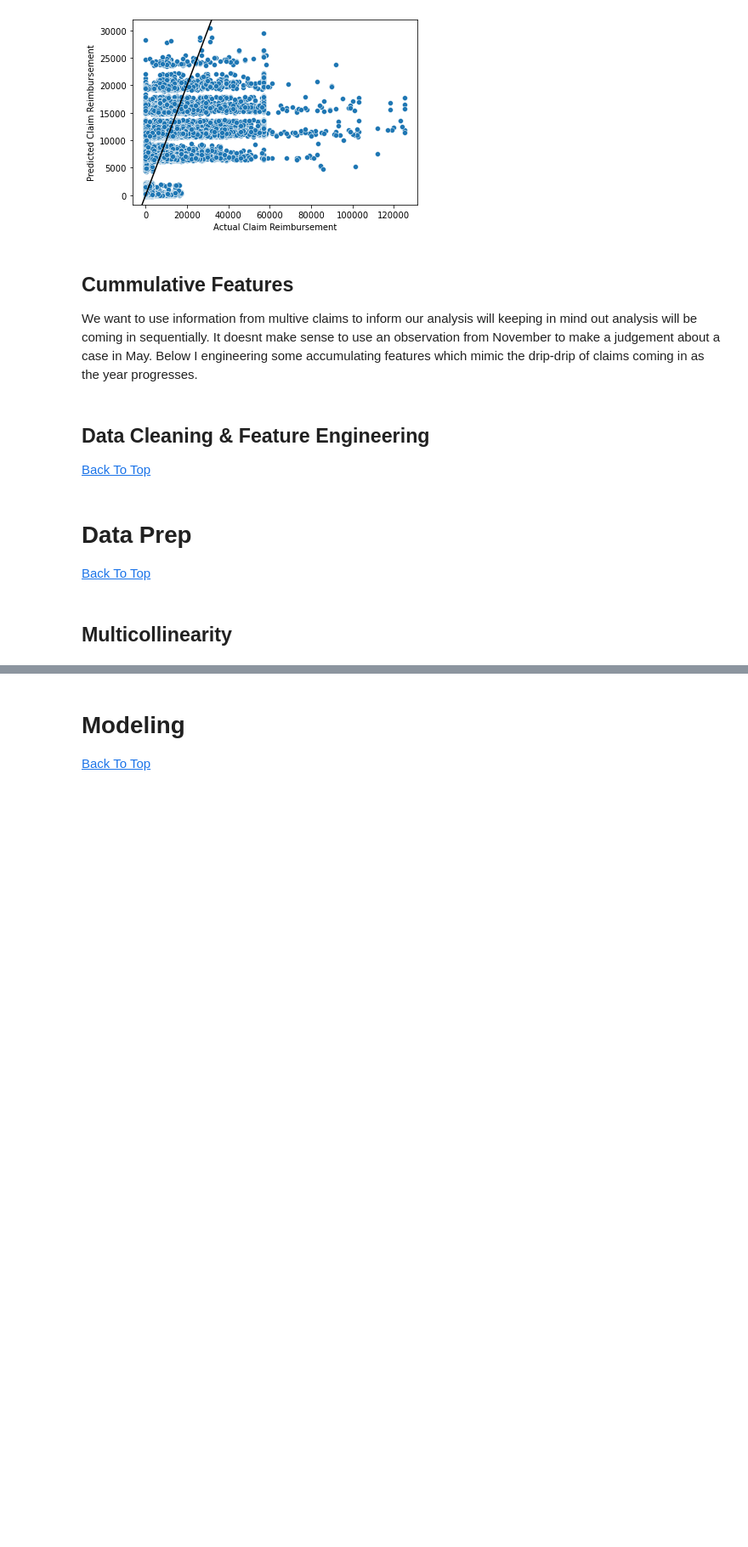
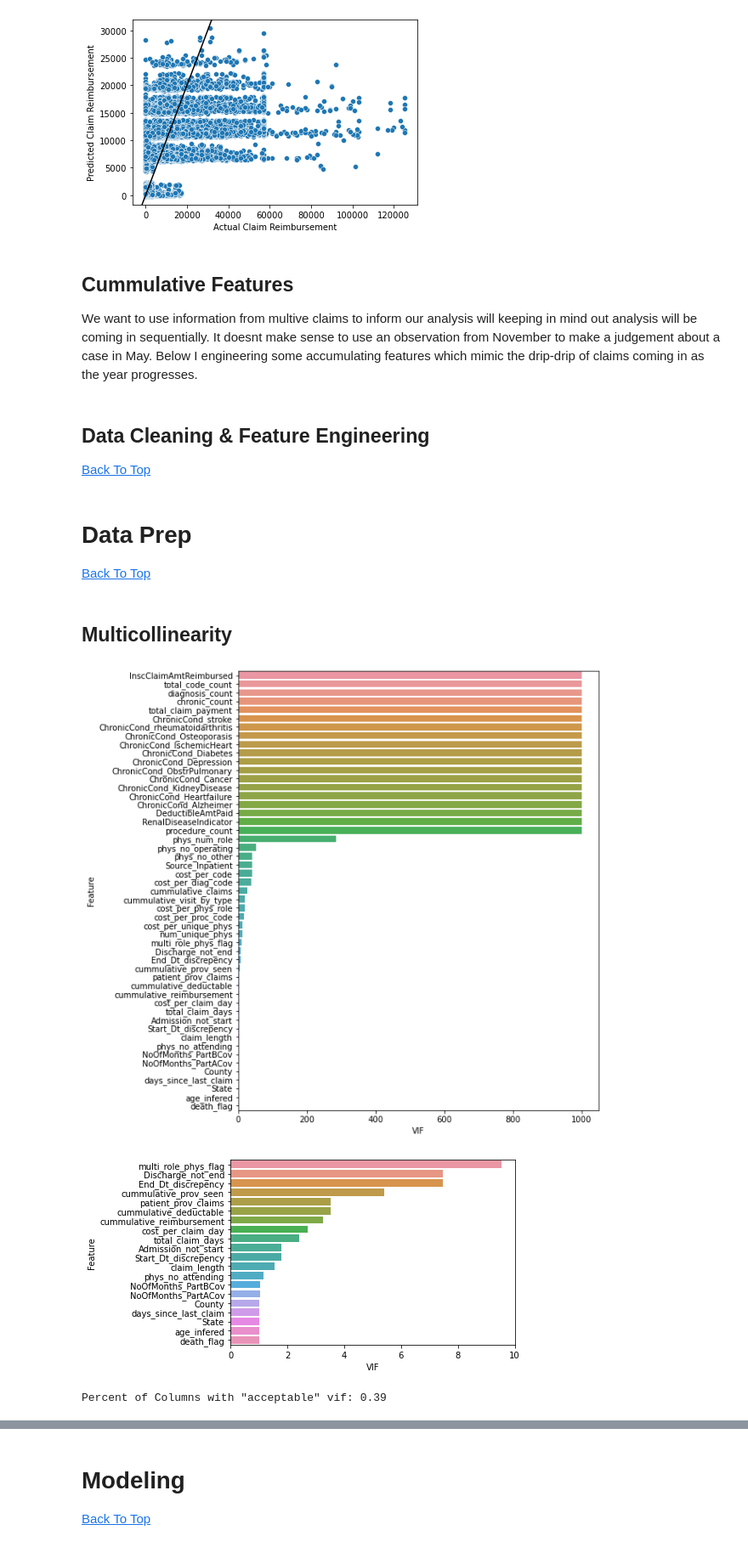
Before and after one commit to jwelch1123/healthcare_fraud_detection, a Jupyter notebook: healthcare_fraud.ipynb, the cells around one changed output, grey strips where cells are left out. Shown at 85% size. Cells and saved outputs as stored; diff of their text form; code cells hidden in the pictures; blank space fills up the shorter version.

```diff
--- a/healthcare_fraud.ipynb
+++ b/healthcare_fraud.ipynb
@@ -115,7 +116,7 @@ claims = claims.merge(prov_key,on='Provider')
 
 def create_claims():
     data_dict = custom_import(train_only=True)
-    prov_key  = data_dict['Train']
+    prov_key  = data_dict['Train'].replace({"No":0,"Yes":1})
     Bene_data = data_dict['Train_Beneficiarydata']
     dfs       = [data_dict['Train_Inpatientdata'],data_dict['Train_Outpatientdata']]
     keys      = ['Inpatient',"Outpatient"]
@@ -1389,6 +1437,9 @@ def claim_clean(claim_data):
 
     # Setting Missing Dedutible Amt Paid to 0
     claim_data['DeductibleAmtPaid'] = claim_data['DeductibleAmtPaid'].fillna(0)
+
+    # Correcting Potential Fraud to 0/1 notation
+    claim_data.PotentialFraud = claim_data.PotentialFraud.replace({"Yes":1,"No":0})
 
 
     # Dropping Race & Gender
@@ -1483,7 +1534,7 @@ def drop_nonusefuls(data):
                     'OperatingPhysician', 'OtherPhysician',
                     'IPAnnualReimbursementAmt', 'IPAnnualDeductibleAmt',
                     'OPAnnualReimbursementAmt', 'OPAnnualDeductibleAmt',
-                    'PotentialFraud']
+                    'PotentialFraud','NoOfMonths_PartACov',"NoOfMonths_PartBCov"]
     dropped_data = data.drop(labels = cols_to_drop, axis =1)
     target = data['PotentialFraud']
     return (dropped_data, target)
@@ -1506,6 +1557,29 @@ def data_prep(to_prep):
 prepped_data, target =  data_prep(claims)
 # %% [markdown]
 ## Multicollinearity <a id='mcl'></a>
+# %%
+from statsmodels.stats.outliers_influence import variance_inflation_factor
+
+
+vif = pd.DataFrame()
+vif['Feature'] = prepped_data.columns
+vif['VIF']     = [variance_inflation_factor(prepped_data.values, x) for x in range(len(prepped_data.columns)) ]
+
+vif = vif.replace({np.inf:1000})
+vif = vif.sort_values('VIF',ascending=False)
+# %%
+plt.figure(figsize=(8,10))
+sns.barplot(x=vif.VIF, y = vif.Feature)
+plt.show()
+
+sns.barplot(x='VIF',y='Feature',data=vif[vif.VIF <10])
+plt.show()
+
+print('Percent of Columns with "acceptable" vif: {:.2f}'.format(vif[vif.VIF <10].shape[0]/vif.shape[0]))
+# %% [output]
+[figure, added]
+[figure, added]
+Percent of Columns with "acceptable" vif: 0.39
 # %% [markdown]
 ## Encoding <a id='encoding'></a>
 
```
Also changed, not shown: parts of 32 cells of this notebook, 5 other files.
